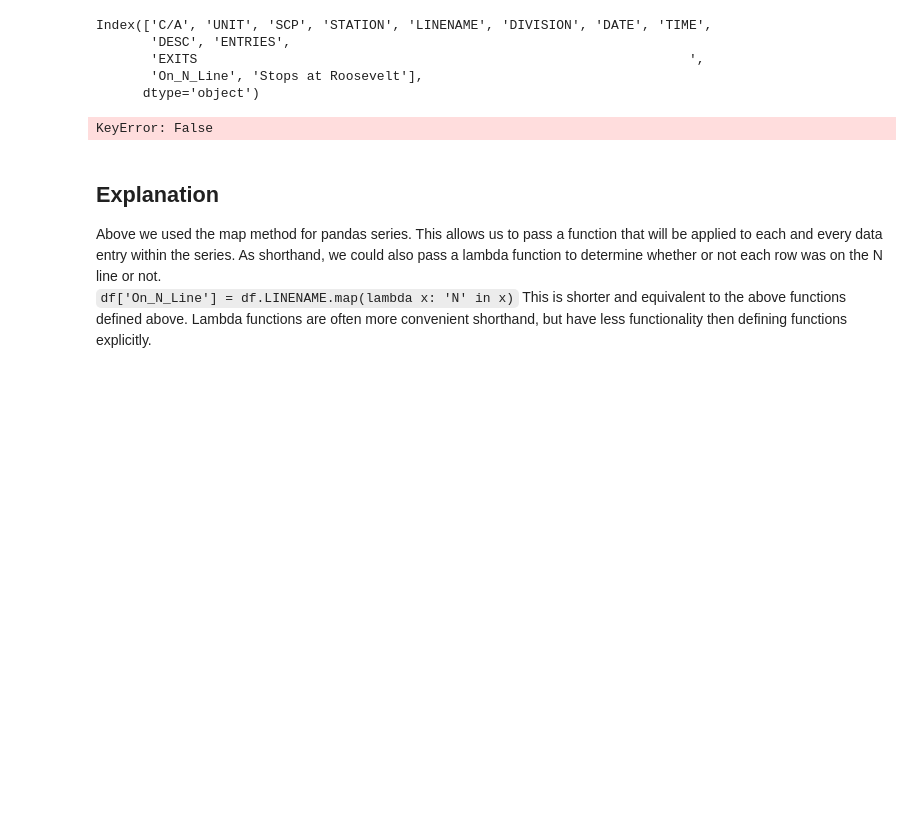
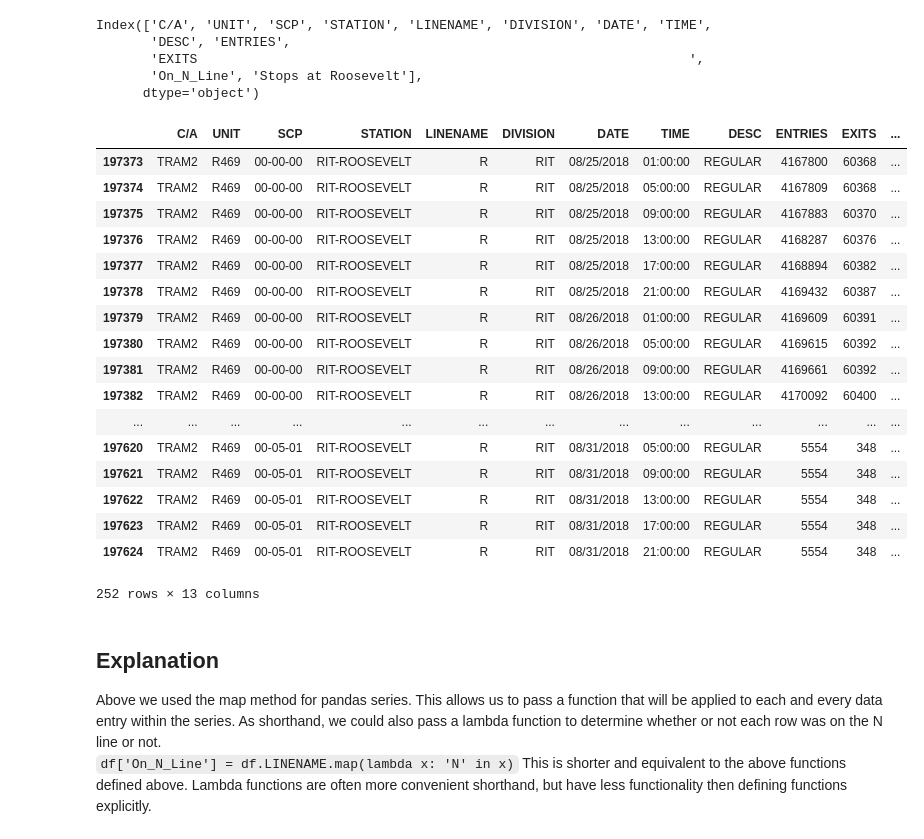
Before and after one commit to JoeDown/dsc-pandas-series-and-dataframes-houston-ds-042219, a Jupyter notebook: index.ipynb, the cells around one changed output. Cells and saved outputs as stored; diff of their text form; code cells hidden in the pictures; blank space fills up the shorter version.

```diff
--- a/index.ipynb
+++ b/index.ipynb
@@ -101,10 +101,25 @@ Index(['C/A', 'UNIT', 'SCP', 'STATION', 'LINENAME', 'DIVISION', 'DATE', 'TIME',
 # %%
 df['Stops at Roosevelt']=df.STATION.map(lambda x: 'ROOSEVELT' in x)
 df.loc[df['STATION']=='RIT-ROOSEVELT']
-
-df.loc[df['shield'] > 35] = 0
 # %% [output]
+|  | C/A | UNIT | SCP | STATION | LINENAME | DIVISION | DATE | TIME | DESC | ENTRIES | EXITS | ... |
+| 197373 | TRAM2 | R469 | 00-00-00 | RIT-ROOSEVELT | R | RIT | 08/25/2018 | 01:00:00 | REGULAR | 4167800 | 60368 | ... |
+| 197374 | TRAM2 | R469 | 00-00-00 | RIT-ROOSEVELT | R | RIT | 08/25/2018 | 05:00:00 | REGULAR | 4167809 | 60368 | ... |
+| 197375 | TRAM2 | R469 | 00-00-00 | RIT-ROOSEVELT | R | RIT | 08/25/2018 | 09:00:00 | REGULAR | 4167883 | 60370 | ... |
+| 197376 | TRAM2 | R469 | 00-00-00 | RIT-ROOSEVELT | R | RIT | 08/25/2018 | 13:00:00 | REGULAR | 4168287 | 60376 | ... |
+| 197377 | TRAM2 | R469 | 00-00-00 | RIT-ROOSEVELT | R | RIT | 08/25/2018 | 17:00:00 | REGULAR | 4168894 | 60382 | ... |
+| 197378 | TRAM2 | R469 | 00-00-00 | RIT-ROOSEVELT | R | RIT | 08/25/2018 | 21:00:00 | REGULAR | 4169432 | 60387 | ... |
+| 197379 | TRAM2 | R469 | 00-00-00 | RIT-ROOSEVELT | R | RIT | 08/26/2018 | 01:00:00 | REGULAR | 4169609 | 60391 | ... |
+| 197380 | TRAM2 | R469 | 00-00-00 | RIT-ROOSEVELT | R | RIT | 08/26/2018 | 05:00:00 | REGULAR | 4169615 | 60392 | ... |
+| 197381 | TRAM2 | R469 | 00-00-00 | RIT-ROOSEVELT | R | RIT | 08/26/2018 | 09:00:00 | REGULAR | 4169661 | 60392 | ... |
+| 197382 | TRAM2 | R469 | 00-00-00 | RIT-ROOSEVELT | R | RIT | 08/26/2018 | 13:00:00 | REGULAR | 4170092 | 60400 | ... |
+| ... | ... | ... | ... | ... | ... | ... | ... | ... | ... | ... | ... | ... |
+| 197620 | TRAM2 | R469 | 00-05-01 | RIT-ROOSEVELT | R | RIT | 08/31/2018 | 05:00:00 | REGULAR | 5554 | 348 | ... |
+| 197621 | TRAM2 | R469 | 00-05-01 | RIT-ROOSEVELT | R | RIT | 08/31/2018 | 09:00:00 | REGULAR | 5554 | 348 | ... |
+| 197622 | TRAM2 | R469 | 00-05-01 | RIT-ROOSEVELT | R | RIT | 08/31/2018 | 13:00:00 | REGULAR | 5554 | 348 | ... |
+| 197623 | TRAM2 | R469 | 00-05-01 | RIT-ROOSEVELT | R | RIT | 08/31/2018 | 17:00:00 | REGULAR | 5554 | 348 | ... |
+| 197624 | TRAM2 | R469 | 00-05-01 | RIT-ROOSEVELT | R | RIT | 08/31/2018 | 21:00:00 | REGULAR | 5554 | 348 | ... |
-KeyError: False
+252 rows × 13 columns
 # %% [markdown]
 ## Explanation
 Above we used the map method for pandas series. This allows us to pass a function that will be applied to each and every data entry within the series. As shorthand, we could also pass a lambda function to determine whether or not each row was on the N line or not.
```
